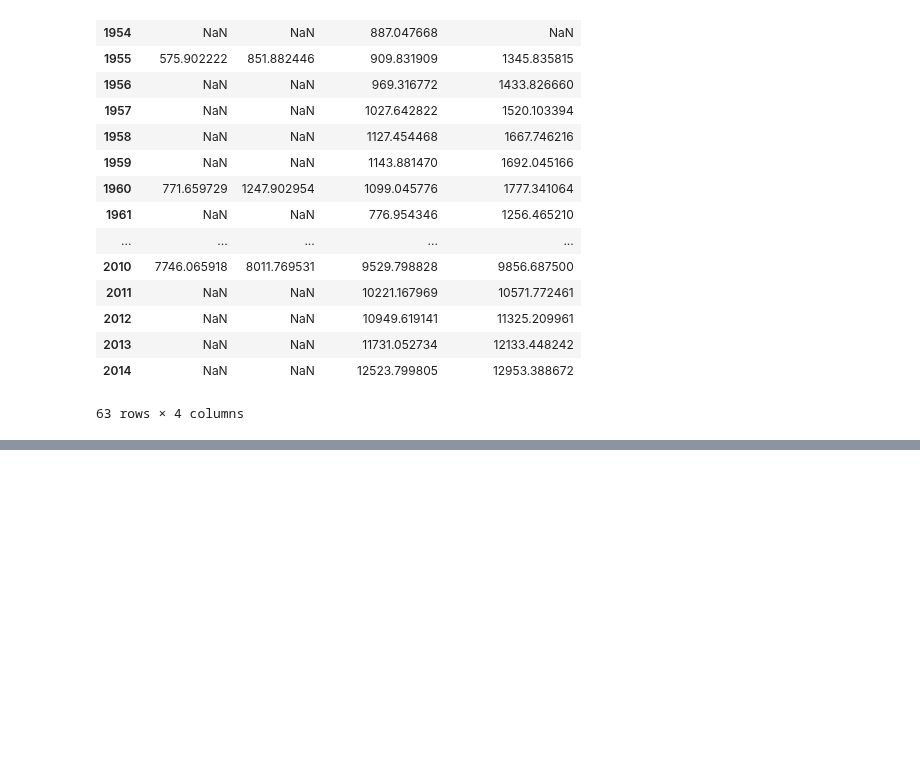
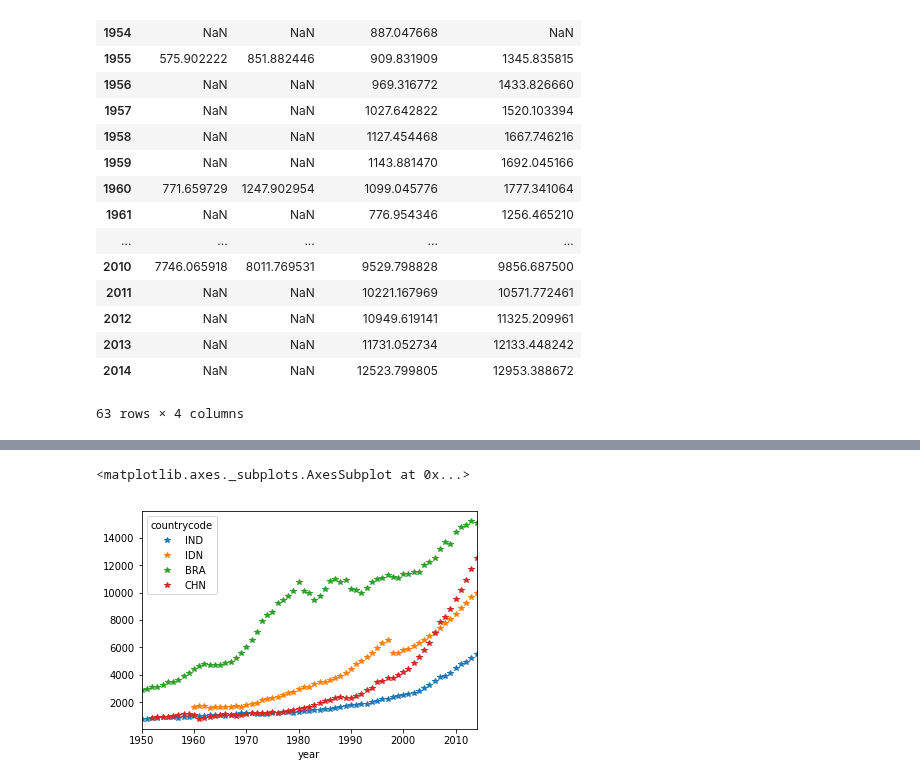
Before and after one commit to moonlimb/zerg, a Jupyter notebook: data/PWT/task3_analysis_PWT.ipynb, the cells around one changed output, grey strips where cells are left out. Saved outputs shown, nothing was run; the diff lists cells and outputs as text; code cells hidden in the pictures; blank space fills up the shorter version.

```diff
--- a/data/PWT/task3_analysis_PWT.ipynb
+++ b/data/PWT/task3_analysis_PWT.ipynb
@@ -347,0 +406,5 @@ china.groupby('year').mean()
+# %%
+pwt9.set_index(['countrycode', 'year']).unstack('year')['rgdpna_pc'].loc[['IND', 'IDN', 'BRA', 'CHN']].T.plot(style='*')
+# %% [output]
+<matplotlib.axes._subplots.AxesSubplot at 0x...>
+[figure, added]
```
Also changed, not shown: parts of 12 cells of this notebook.
